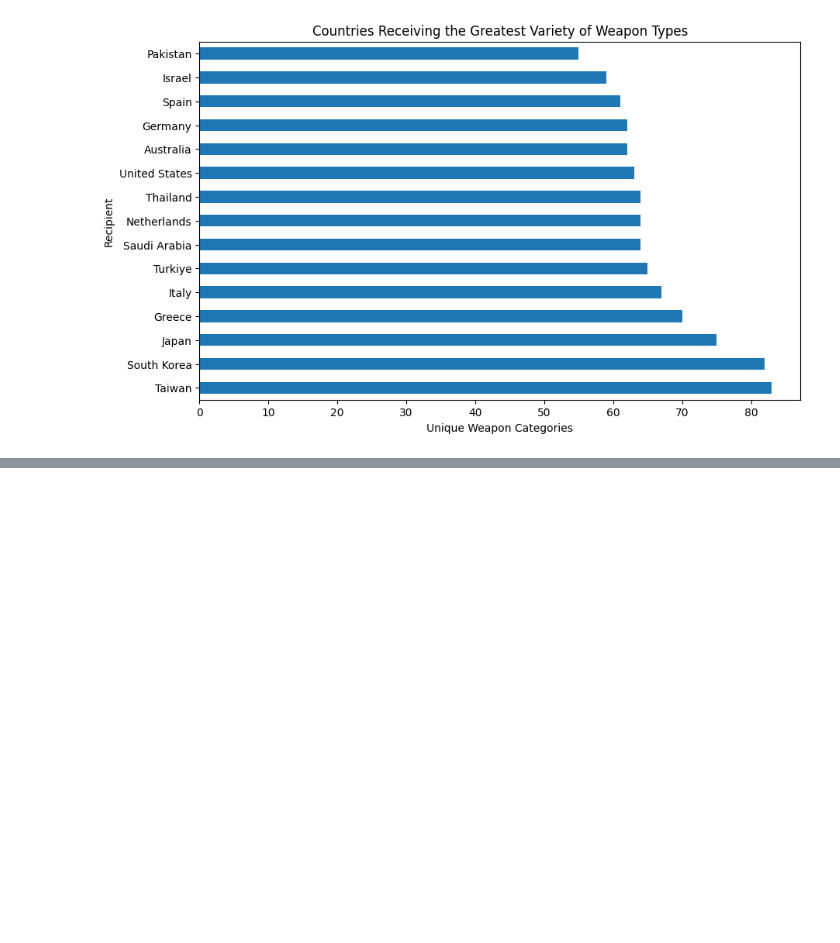
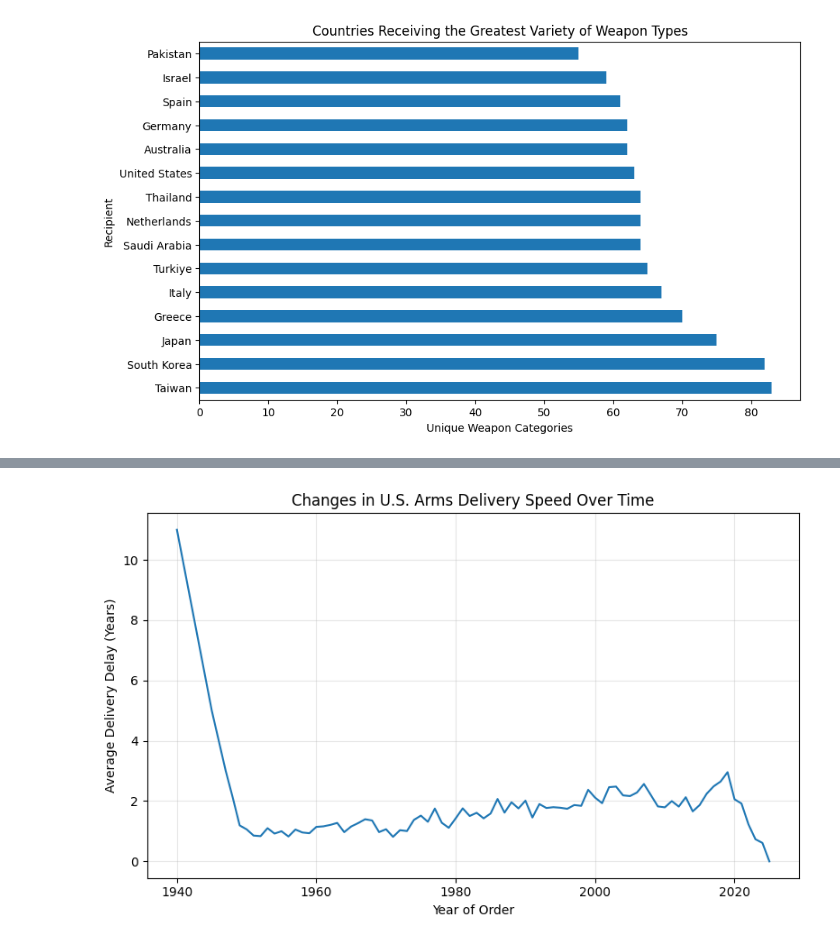
Before and after one commit to Requiessss/DATA-science-prj, a Jupyter notebook: Main_prj.ipynb, the cells around one changed output, grey strips where cells are left out. Saved outputs shown, nothing was run; the diff lists cells and outputs as text; code cells hidden in the pictures; blank space fills up the shorter version.

```diff
--- a/Main_prj.ipynb
+++ b/Main_prj.ipynb
@@ -313,0 +360,27 @@ plt.show()
+# %%
+import matplotlib.pyplot as plt
+
+# Average delivery delay by order year
+delay_by_year = (
+    arms_df
+    .groupby("Year of order")["delivery_delay"]
+    .mean()
+)
+
+plt.figure(figsize=(8,5))
+
+plt.plot(
+    delay_by_year.index,
+    delay_by_year.values
+)
+
+plt.xlabel("Year of Order")
+plt.ylabel("Average Delivery Delay (Years)")
+plt.title("Changes in U.S. Arms Delivery Speed Over Time")
+
+plt.grid(alpha=0.3)
+
+plt.tight_layout()
+plt.show()
+# %% [output]
+[figure, added]
```
Also changed, not shown: parts of 5 cells of this notebook.
